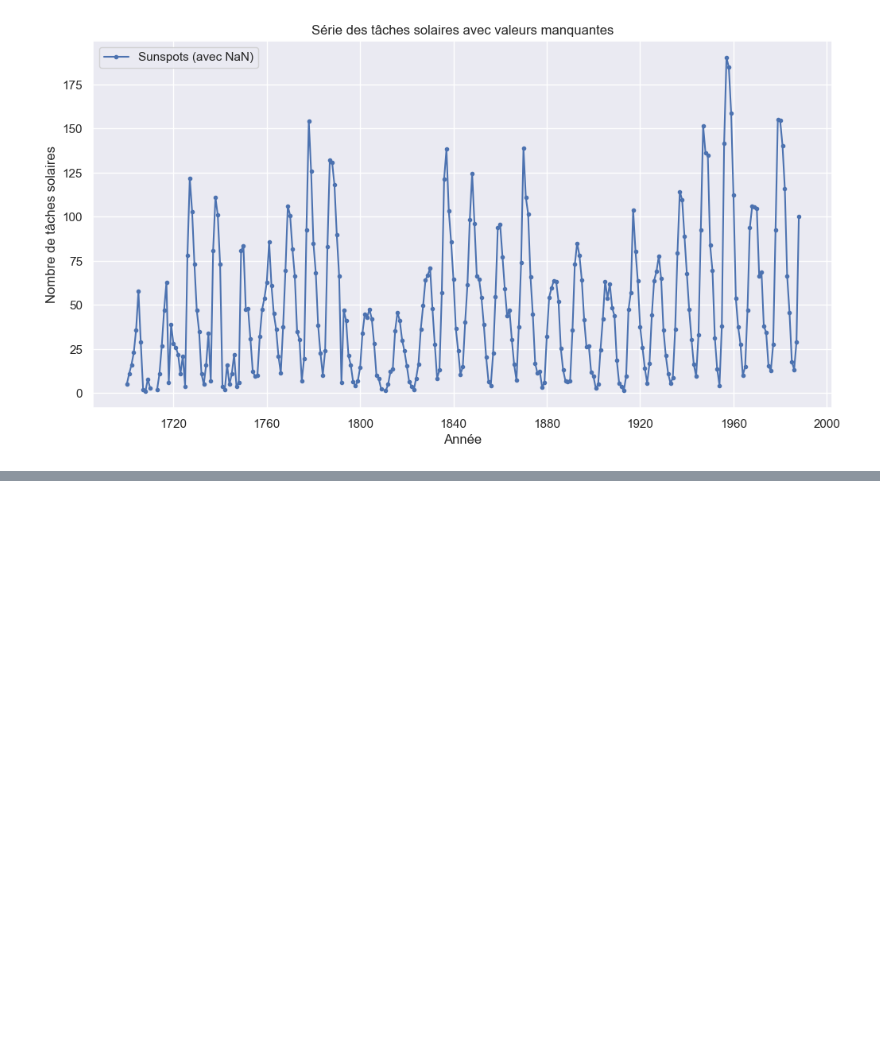
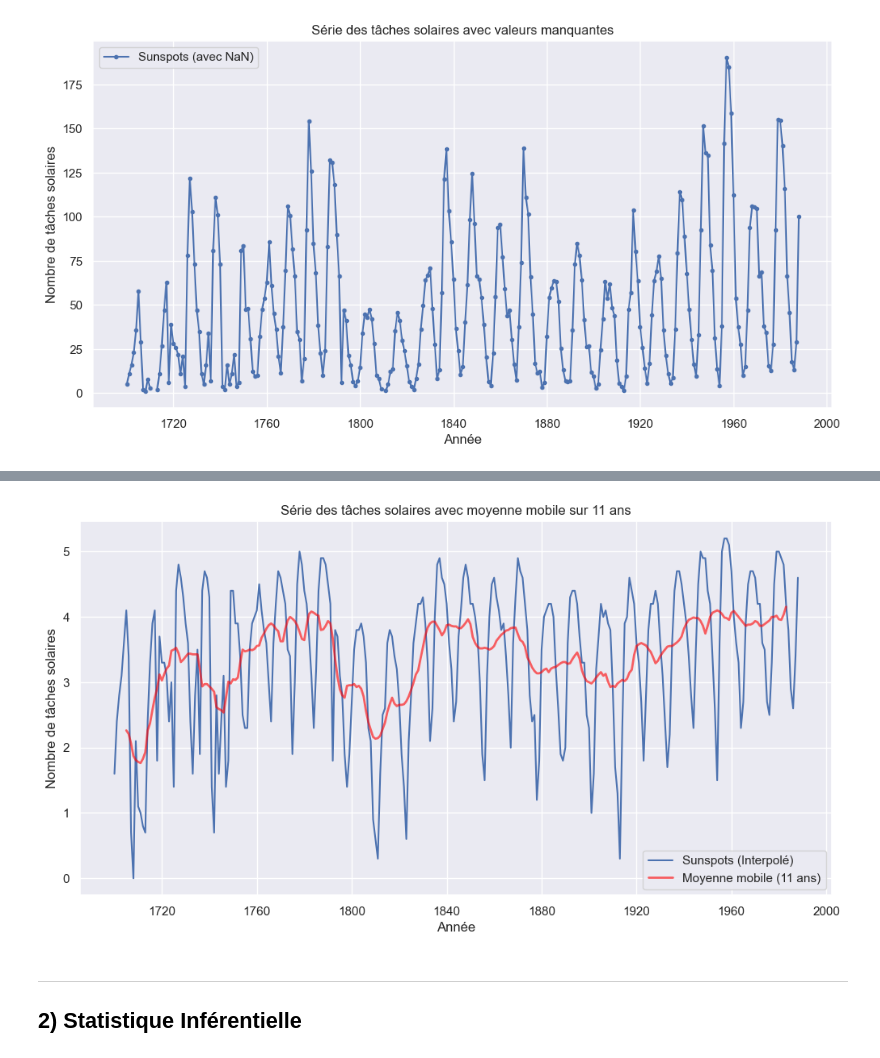
Before and after one commit to Bees11111/TDA_Projet, a Jupyter notebook: main.ipynb, the cells around one changed output, grey strips where cells are left out. Cells and saved outputs as stored; diff of their text form; code cells hidden in the pictures; blank space fills up the shorter version.

```diff
--- a/main.ipynb
+++ b/main.ipynb
@@ -167,0 +198,27 @@ plt.show()
+# %%
+# On calcule une moyenne mobile (rolling mean) sur une fenêtre de 11 ans
+data_log_interpolated["rolling_mean_11"] = (
+    data_log_interpolated["sunspot"].rolling(window=11, center=True).mean()
+)
+
+# Tracé des données originales et de la moyenne mobile
+plt.figure(figsize=(12, 6))
+plt.plot(data_log_interpolated["sunspot"], alpha=1, label="Sunspots (Interpolé)")
+plt.plot(
+    data_log_interpolated["rolling_mean_11"],
+    color="red",
+    linewidth=2,
+    label="Moyenne mobile (11 ans)",
+    alpha=0.6,
+)
+plt.title("Série des tâches solaires avec moyenne mobile sur 11 ans")
+plt.xlabel("Année")
+plt.ylabel("Nombre de tâches solaires")
+plt.legend()
+plt.show()
+# %% [output]
+[figure, added]
+# %% [markdown]
+---
+
+## 2) Statistique Inférentielle
```
Also changed, not shown: parts of 23 cells of this notebook, 1 other file.
